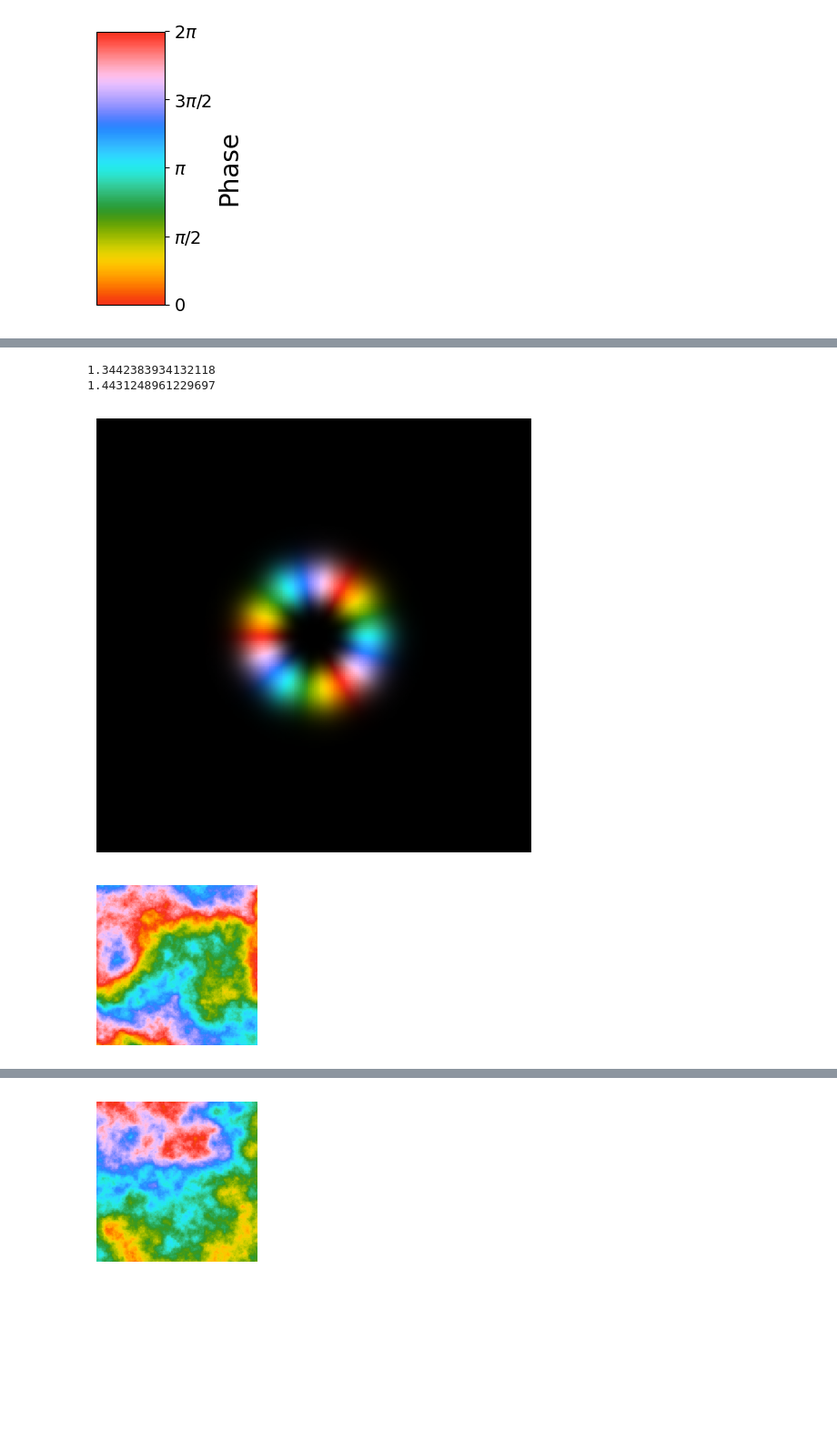
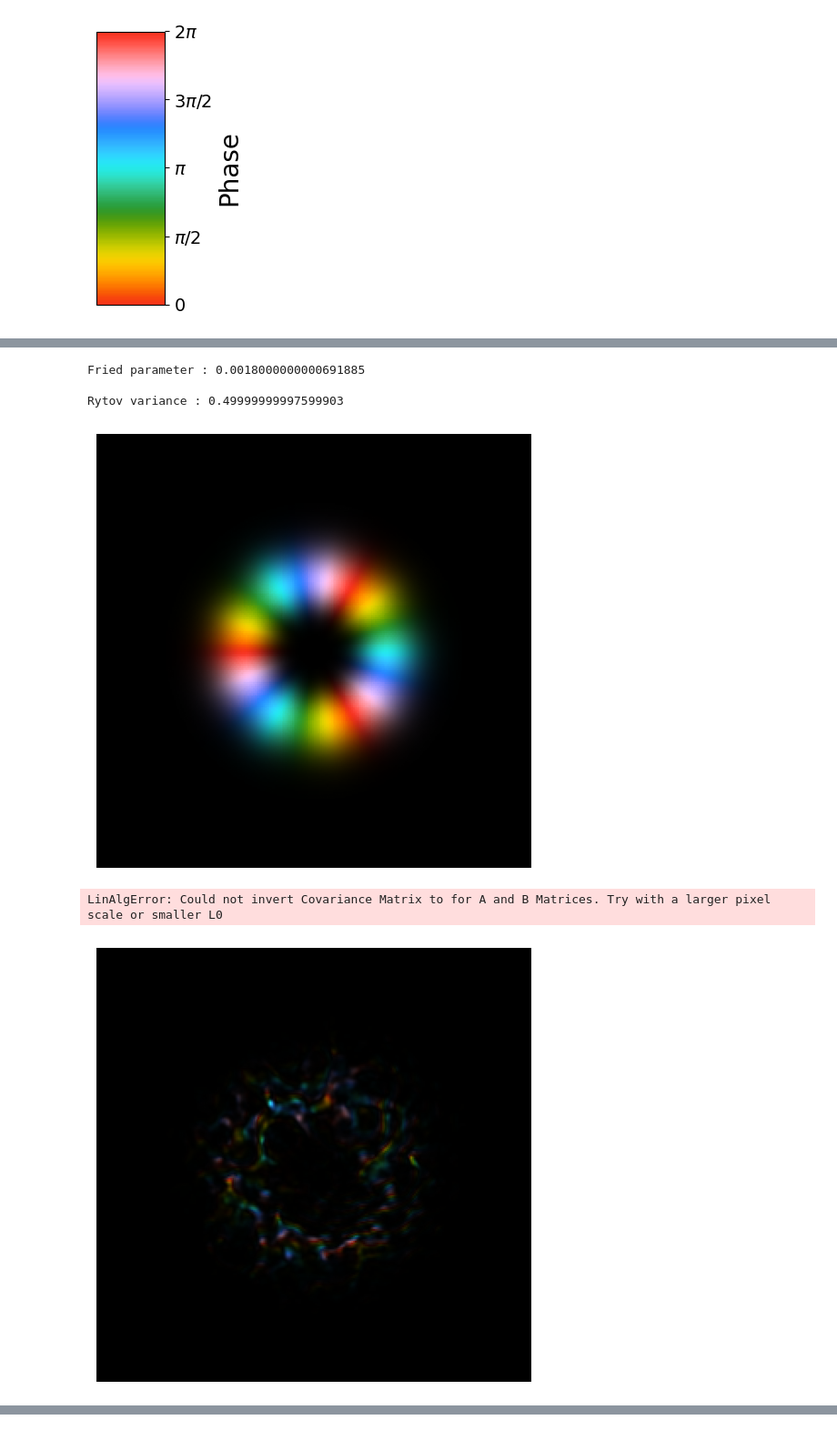
Before and after one commit to LukasScarfe/MultiplaneTurb, a Jupyter notebook: Daniel_Workspace.ipynb, the cells around one changed output, grey strips where cells are left out. Shown: that part at 91% size. Drawn from its saved outputs; the diff is of its cells as text; code cells hidden in the pictures; blank space fills up the shorter version.

Commit message:
trying to do klug paper stuff

```diff
--- a/Daniel_Workspace.ipynb
+++ b/Daniel_Workspace.ipynb
@@ -146,27 +115,73 @@ initial_phase = Phase(F)
+# %%
+# Deterministic values
+
+# C^2_n parameter. dependent on strength of turbulence
+# we can always add more turbulence levels... maybe can set a distribution of some sorts?
+# C2_n = {
+#     'WeakerTurb' : 1e-18,
+#     'WeakTurb' : 1e-17,
+#     'MidWeakTurb' : 1e-16,
+#     'MidTurb' : 1e-15,
+#     'StrongTurb' : 1e-13
+# }
+
+# # set turbulence strength
+# turb_strength = 'MidWeakTurb'
+
+C2_n_Klug = {
+    'Weak' : 1.362285401e-14,
+    'Medium' : 2.724e-14,
+    'Strong' : 4.087e-14
+}
+
+turb_strength_Klug = 'Weak'
+# Determine Fried parameter
+# Currently all screens have the same Fried parameter
+# Using Fried parameter as defined by Klug's Robust Structure Light in Atmospheric Turbulence Paper
+# r0_i = pow(0.423*pow(2*pi/wavelength,2)*C2_n[turb_strength]*z,-3/5)
+r0_i = pow(0.423*pow(2*pi/wavelength,2)*C2_n_Klug[turb_strength_Klug]*z,-3/5)
+
+# Using Rytov variance as defined by Klug's Robust Structure Light in Atmospheric Turbulence Paper
+sigma2_r = 1.23*C2_n_Klug[turb_strength_Klug]*pow(2*pi/wavelength,7/6)*pow(z,11/6)
+
+print("Fried parameter : " + str(r0_i) + "\n")
+print("Rytov variance : " + str(sigma2_r) + "\n")
+
+# setting our beam as simple gaussian or oam with l dim
+F = OAM(3)
+plotbeam(F)
+# plt.savefig('oam3_beam_init.svg', format='svg')
+
+initial_phase = Phase(F)
+# %% [output]
+Fried parameter : 0.0018000000000691885
+
+Rytov variance : 0.49999999997599903
+[figure, added]
 # %%
 # propagating now
 plotbeam(F)
 for i in range(n):
-    phase=aotools.turbulence.phasescreen.ft_sh_phase_screen(r0_i,N,size/N,100,1*mm)
+    # phase=aotools.turbulence.phasescreen.ft_sh_phase_screen(r0_i,N,size/N,100,1*mm)
+    phase = aotools.turbulence.infinitephasescreen.PhaseScreenKolmogorov(N,size/N,r0_i,100)
 
     fig=plt.figure(figsize=(5,5))
     ax1 = fig.add_subplot(121)
     ax1.imshow(np.mod(phase+np.min(phase),2*pi),cmap=pmap,vmin=0,vmax=2*pi,interpolation='None')
     ##ax1.add_patch(aperature)
 
     plt.axis('off')
     # plt.savefig('phase_screen_C_n_1e_13.svg', format='svg')
 
     print(np.max(Intensity(F)))
     F=SubPhase(F,Phase(F)+phase)
     F=Fresnel(F,z/n)
 
     plotbeam(F)
 
 final_phase = Phase(F)
+plotint(F)
 # plt.savefig('oam3_beam_1e15.svg')
 # %% [output]
-1.3442383934132118
-1.4431248961229697
+LinAlgError: Could not invert Covariance Matrix to for A and B Matrices. Try with a larger pixel scale or smaller L0
-[figure, old version]
+[figure, new version]
-[figure, removed]
@@ -174 +187,0 @@ final_phase = Phase(F)
-[figure, removed]
```
Also changed, not shown: parts of 4 cells of this notebook.
